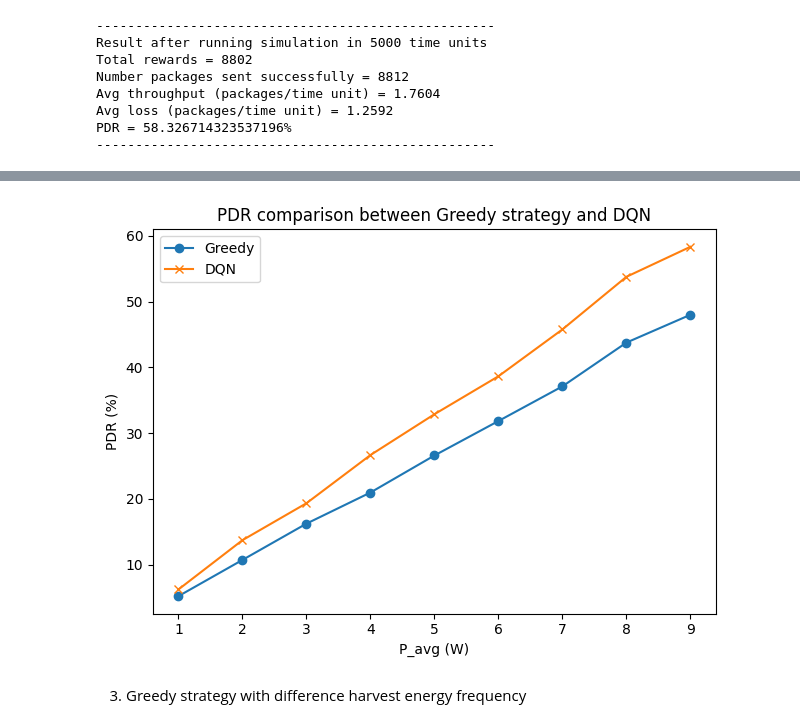
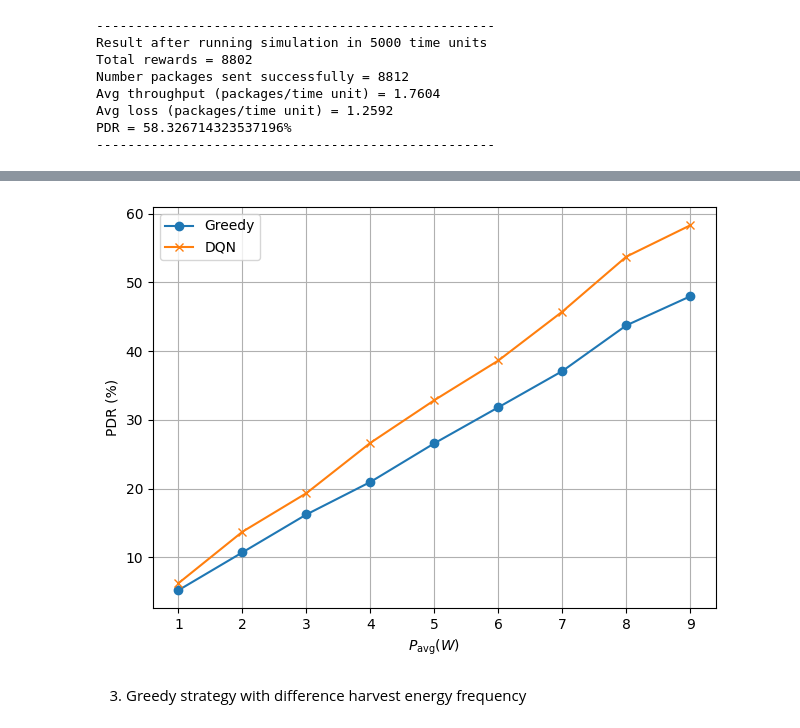
Before and after one commit to dunghoangtrung125/graduation_thesis, a Jupyter notebook: source_code/greedy_vs_dqn.ipynb, the cells around one changed output, grey strips where cells are left out. Drawn from its saved outputs; the diff is of its cells as text; code cells hidden in the pictures.

```diff
--- a/source_code/greedy_vs_dqn.ipynb
+++ b/source_code/greedy_vs_dqn.ipynb
@@ -383,20 +388,21 @@ plt.show()
 # %%
 # Plot pdr graph
 import matplotlib.pyplot as plt
 import pandas as pd
 
 df = pd.read_csv('csv/p_greedy_dqn_pdr.csv')
 
 plt.plot(df['p_avg'], df['greedy'], marker='o', label='Greedy')
 plt.plot(df['p_avg'], df['dqn'], marker='x', label='DQN')
-plt.title('PDR comparison between Greedy strategy and DQN')
-plt.xlabel('P_avg (W)')
+# plt.title('PDR comparison between Greedy strategy and DQN')
+plt.xlabel(r'$P_\text{avg} (W)$')
+plt.grid(True)
 plt.ylabel('PDR (%)')
 plt.tight_layout()
 plt.legend()
 plt.show()
 # %% [output]
-[figure, old version]
+[figure, new version]
 # %% [markdown]
 3. Greedy strategy with difference harvest energy frequency
 # %%
```
Also changed, not shown: parts of 8 cells of this notebook, 26 other files.
